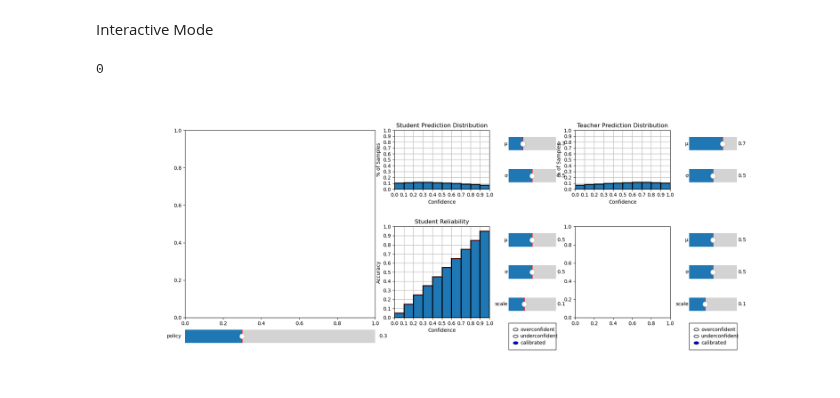
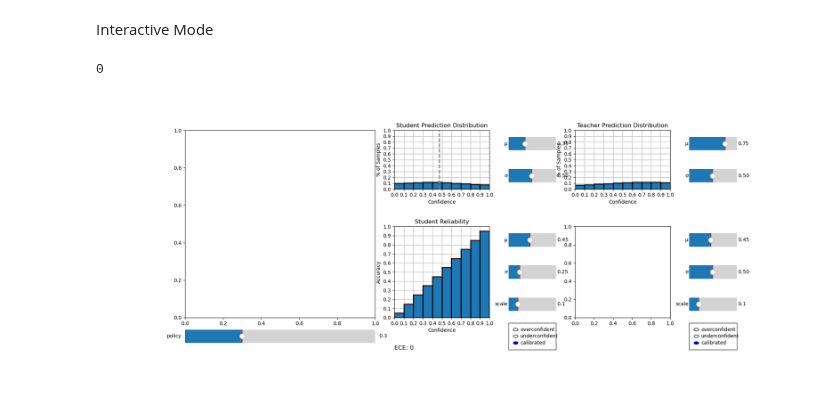
Before and after one commit to Geffen-Cooper/continual_learning_playground, a Jupyter notebook: src/test_time_kd/calib.ipynb, the cells around one changed output. Saved outputs shown, nothing was run; the diff lists cells and outputs as text; code cells hidden in the pictures.

Commit message:
interactive conf and acc kind of working

```diff
--- a/src/test_time_kd/calib.ipynb
+++ b/src/test_time_kd/calib.ipynb
@@ -125,7 +125,7 @@ Interactive Mode
 # %matplotlib inline
 # %%
 from matplotlib.widgets import Slider, Button, RadioButtons
-
+plt.rc('axes', axisbelow=True)
 # initialize figure layout
 fig, axs = plt.subplot_mosaic([['tradeoff_plot','stud_dist','stud_dist_mu','teach_dist','teach_dist_mu'],
                                ['tradeoff_plot','stud_dist','stud_dist_sigma','teach_dist','teach_dist_sigma'],
@@ -137,17 +137,17 @@ fig, axs = plt.subplot_mosaic([['tradeoff_plot','stud_dist','stud_dist_mu','teac
                                gridspec_kw={'width_ratios': [1,0.5,0.25,0.5,0.25],'height_ratios': [0.5,0.5,0.5,0.5,0.5,0.5,0.5]})
 
 # initialize widgets
-stud_dist_mu = Slider(axs['stud_dist_mu'], 'μ', 0, 1.0, valinit=0.3,orientation="horizontal")
-teach_dist_mu = Slider(axs['teach_dist_mu'], 'μ', 0, 1.0, valinit=0.7,orientation="horizontal")
-stud_dist_sigma = Slider(axs['stud_dist_sigma'], 'σ', 0, 1.0, valinit=0.5,orientation="horizontal")
-teach_dist_sigma = Slider(axs['teach_dist_sigma'], 'σ', 0, 1.0, valinit=0.5,orientation="horizontal")
+stud_dist_mu = Slider(axs['stud_dist_mu'], 'μ', 0, 1.0, valinit=0.35,orientation="horizontal")
+teach_dist_mu = Slider(axs['teach_dist_mu'], 'μ', 0, 1.0, valinit=0.75,orientation="horizontal")
+stud_dist_sigma = Slider(axs['stud_dist_sigma'], 'σ', 0.02, 1.0, valinit=0.5,orientation="horizontal")
+teach_dist_sigma = Slider(axs['teach_dist_sigma'], 'σ', 0.02, 1.0, valinit=0.5,orientation="horizontal")
 
-stud_rel_mu = Slider(axs['stud_rel_mu'], 'μ', 0, 1.0, valinit=0.5,orientation="horizontal")
-teach_rel_mu = Slider(axs['teach_rel_mu'], 'μ', 0, 1.0, valinit=0.5,orientation="horizontal")
-stud_rel_sigma = Slider(axs['stud_rel_sigma'], 'σ', 0, 1.0, valinit=0.5,orientation="horizontal")
-teach_rel_sigma = Slider(axs['teach_rel_sigma'], 'σ', 0, 1.0, valinit=0.5,orientation="horizontal")
-stud_rel_scale = Slider(axs['stud_rel_scale'], 'scale', 0, 0.3, valinit=0.1,orientation="horizontal")
-teach_rel_scale = Slider(axs['teach_rel_scale'], 'scale', 0, 0.3, valinit=0.1,orientation="horizontal")
+stud_rel_mu = Slider(axs['stud_rel_mu'], 'μ', 0, 1.0, valinit=0.45,orientation="horizontal")
+teach_rel_mu = Slider(axs['teach_rel_mu'], 'μ', 0, 1.0, valinit=0.45,orientation="horizontal")
+stud_rel_sigma = Slider(axs['stud_rel_sigma'], 'σ', 0.02, 1.0, valinit=0.25,orientation="horizontal")
+teach_rel_sigma = Slider(axs['teach_rel_sigma'], 'σ', 0.02, 1.0, valinit=0.5,orientation="horizontal")
+stud_rel_scale = Slider(axs['stud_rel_scale'], 'scale', 0, 0.5, valinit=0.1,orientation="horizontal")
+teach_rel_scale = Slider(axs['teach_rel_scale'], 'scale', 0, 0.5, valinit=0.1,orientation="horizontal")
 
 policy = Slider(axs['tradeoff_slider'], 'policy', 0, 1.0, valinit=0.3,valstep=0.1,orientation="horizontal")
 
@@ -174,8 +174,7 @@ def normal_density(mu,sigma,x):
 bar_ticks = np.arange(0,1+1*bin_uppers[0],1/n_bins)
 bar_ticks = [str(round(bar,2)) for bar in bar_ticks]
 bar_xpos = np.arange(0,n_bins+1)
-bar_xtickpos = [xpos[i]-0.5 for i in range(len(xpos))]
-plt.rc('axes', axisbelow=True)
+bar_xtickpos = [bar_xpos[i]-0.5 for i in range(len(bar_xpos))]
 
 
 # init stud dist
@@ -194,7 +193,9 @@ def stud_dist_update(val):
     # get the new distribution bins
     b_S = torch.nn.functional.softmax(torch.tensor(normal_density(stud_dist_mu.val,stud_dist_sigma.val,np.linspace(0,1,n_bins))),dim=0)
     for i,b in enumerate(stud_dist_bars):
+        b_S[i] = 1 if (b_S[i] > 1) else b_S[i]
         b.set_height(b_S[i])
+    stud_rel_update(1)
 
 stud_dist_mu.on_changed(stud_dist_update)
 stud_dist_sigma.on_changed(stud_dist_update)
@@ -216,6 +217,7 @@ def teach_dist_update(val):
     # get the new distribution bins
     b_T = torch.nn.functional.softmax(torch.tensor(normal_density(teach_dist_mu.val,teach_dist_sigma.val,np.linspace(0,1,n_bins))),dim=0)
     for i,b in enumerate(teach_dist_bars):
+        b_T[i] = 1 if (b_T[i] > 1) else b_T[i]
         b.set_height(b_T[i])
 
 teach_dist_mu.on_changed(teach_dist_update)
@@ -232,37 +234,44 @@ axs['stud_rel'].set_title("Student Reliability")
 axs['stud_rel'].set_xlabel("Confidence")
 axs['stud_rel'].set_yticks(np.linspace(0,1,11))
 axs['stud_rel'].set_ylabel("Accuracy")
-
+stud_ece = axs['stud_ECE'].text(0,0,"ECE: "+str(0),fontsize="large")
+avg_acc = axs['stud_dist'].axvline(sum([b.get_height()*a.get_height() for b,a in zip(stud_dist_bars,stud_rel_bars)])*10-0.5,color="gray",linestyle="--",linewidth=2)
+avg_conf = axs['stud_dist'].axvline(sum([b.get_height()*c for b,c in zip(stud_dist_bars,cal_bin_accs)])*10-0.5,color="gray",linestyle="--",linewidth=2)
 def stud_rel_update(val):
     # get the new deviations from perfect calibration
     normal_weights = normal_density(stud_rel_mu.val,stud_rel_sigma.val,np.linspace(1/(2*n_bins),1-1/(2*n_bins),n_bins))
     dev_factor = normal_density(stud_rel_mu.val,stud_rel_sigma.val,stud_rel_mu.val) # peak of gaussian
     devs = normal_weights*(stud_rel_scale.val/dev_factor) # scale the devs up or down
     # print(devs)
     ece = 0
     for i,b in enumerate(stud_rel_bars):
         if stud_ou.value_selected == "overconfident":
             # bar_val = 1 if ((cal_bin_accs[i]-devs[i]) > 1) else cal_bin_accs[i]-devs[i]
             bar_val = 0 if ((cal_bin_accs[i]-devs[i]) < 0) else cal_bin_accs[i]-devs[i]
             b.set_height(bar_val)
             stud_rel_gap[i].set(y=bar_val,height=cal_bin_accs[i]-bar_val)
             # print(bar_val)
-            ece += stud_dist_bars[i].get_height()*abs(bar_val-cal_bin_accs[i])
+            ece += (stud_dist_bars[i].get_height()*abs(bar_val-cal_bin_accs[i])).item()
         elif stud_ou.value_selected == "underconfident":
             bar_val = 1 if ((cal_bin_accs[i]+devs[i]) > 1) else cal_bin_accs[i]+devs[i]
             # bar_val = 0 if ((cal_bin_accs[i]+devs[i]) < 0) else cal_bin_accs[i]+devs[i]
             b.set_height(bar_val)
             stud_rel_gap[i].set(y=bar_val-devs[i],height=devs[i])
-            ece += stud_dist_bars[i].get_height()*abs(bar_val-cal_bin_accs[i])
+            ece += (stud_dist_bars[i].get_height()*abs(bar_val-cal_bin_accs[i])).item()
         elif stud_ou.value_selected == "calibrated":
             b.set_height(cal_bin_accs[i])
-    # add code to print ece
-    # also add code to move vertical lines for avg conf anf avg acc
+            stud_rel_gap[i].set(y=cal_bin_accs[i],height=0)
+    # update ece value
+    stud_ece.set(text="ECE: "+str(round(ece,4)))
+
+    # update avg acc and avg conf
+    avg_acc.set(xdata=sum([b.get_height()*a.get_height() for b,a in zip(stud_dist_bars,stud_rel_bars)])*10-0.5)
+    avg_conf.set(xdata=sum([b.get_height()*c for b,c in zip(stud_dist_bars,cal_bin_accs)])*10-0.5)
 
 stud_ou.on_clicked(stud_rel_update)
 stud_rel_mu.on_changed(stud_rel_update)
 stud_rel_sigma.on_changed(stud_rel_update)
 stud_rel_scale.on_changed(stud_rel_update)
 # %% [output]
 0
-[figure, old version]
+[figure, new version]
```
